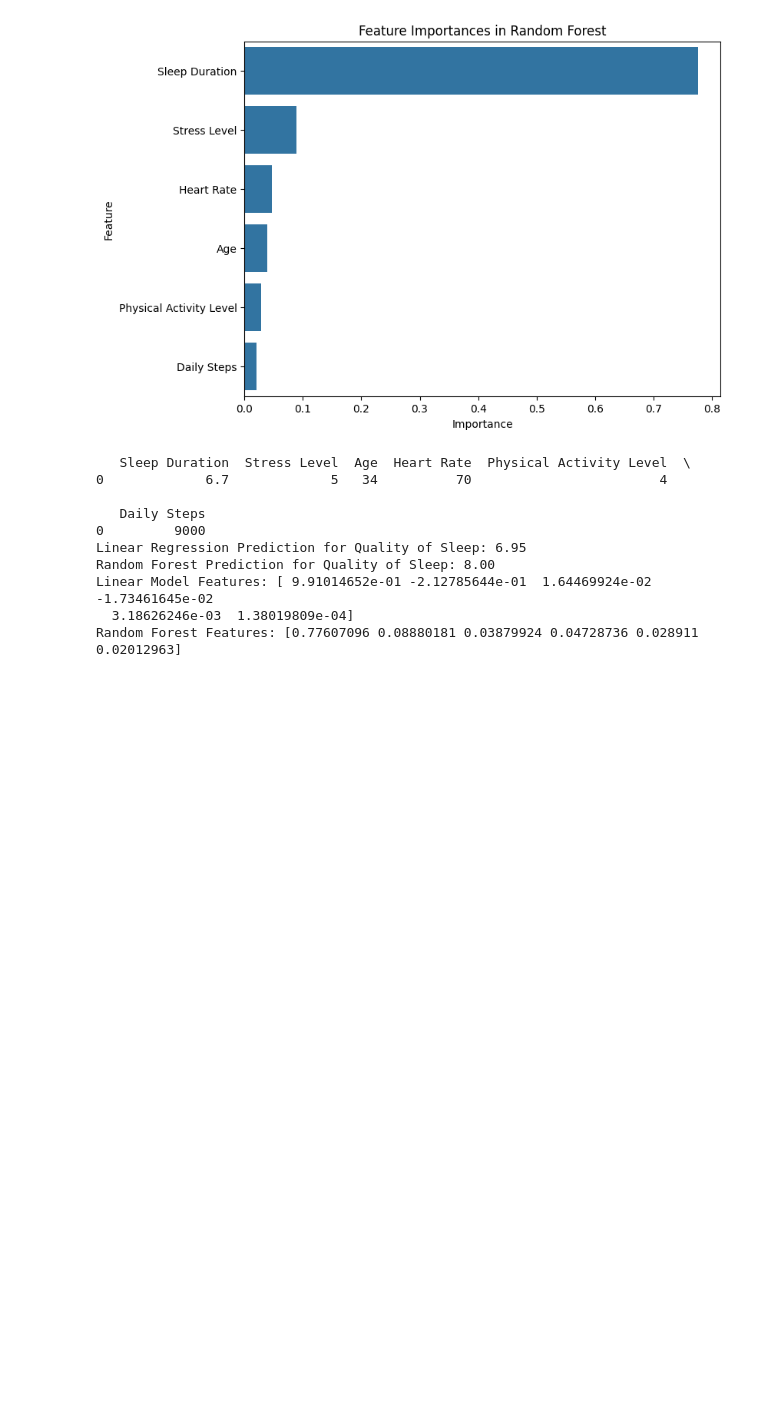
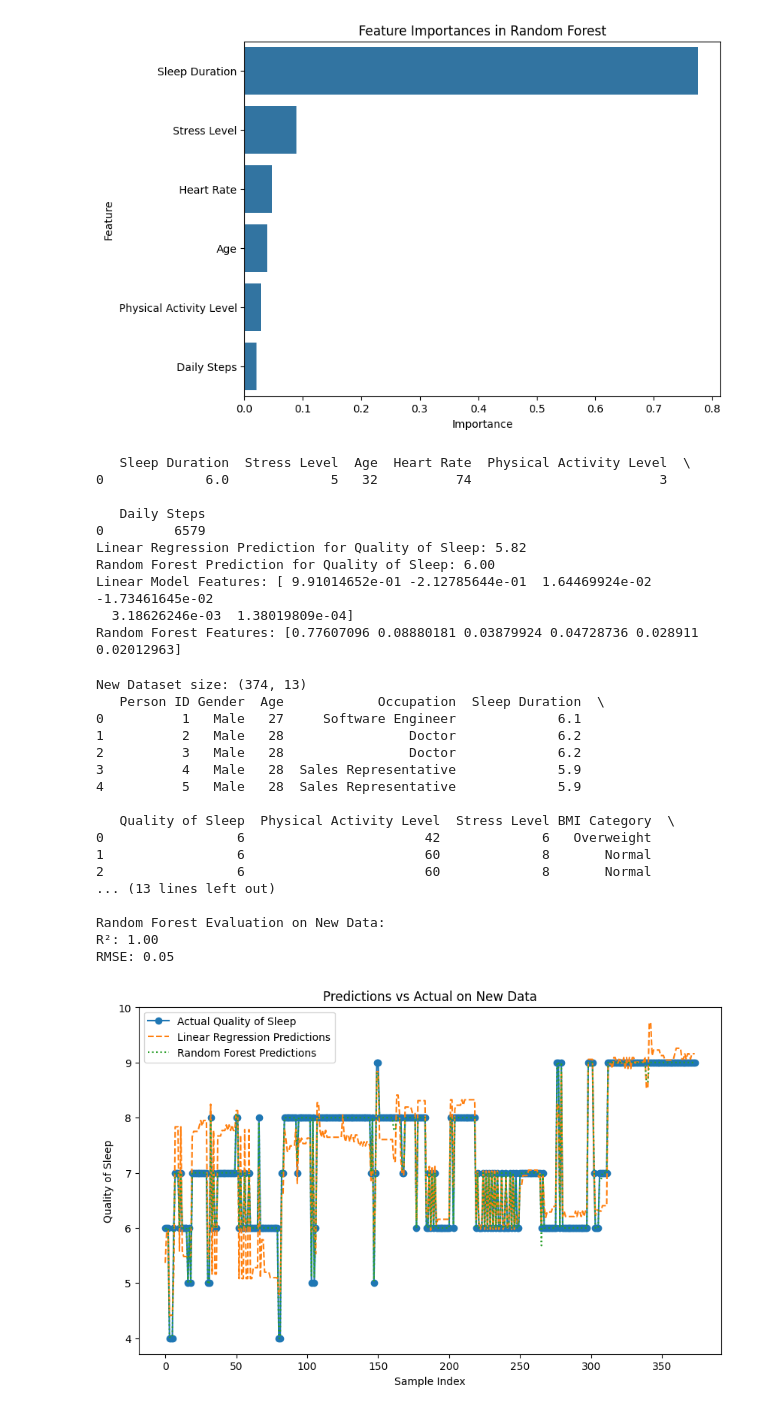
Before and after one commit to DPatel03/CTP_Project, a Jupyter notebook: regression.ipynb, the cells around one changed output. Drawn from its saved outputs; the diff is of its cells as text; code cells hidden in the pictures; blank space fills up the shorter version.

```diff
--- a/regression.ipynb
+++ b/regression.ipynb
@@ -45,7 +45,7 @@ df.head()
 # %%
 # Features and Target
 X = df[['Sleep Duration', 'Stress Level', 'Age', 'Heart Rate',
-        'Physical Activity Level', 'Daily Steps']]
+        'Physical Activity Level', 'Daily Steps', ]]
 y = df['Quality of Sleep']
 
 # Split into Training and Testing Data
@@ -165,12 +165,68 @@ print("Linear Model Features:", linear_model.coef_)
 print("Random Forest Features:", rf_model.feature_importances_)
 # %% [output]
    Sleep Duration  Stress Level  Age  Heart Rate  Physical Activity Level  \
-0             6.7             5   34          70                        4
+0             6.0             5   32          74                        3
 
    Daily Steps
-0         9000
-Linear Regression Prediction for Quality of Sleep: 6.95
-Random Forest Prediction for Quality of Sleep: 8.00
+0         6579
+Linear Regression Prediction for Quality of Sleep: 5.82
+Random Forest Prediction for Quality of Sleep: 6.00
 Linear Model Features: [ 9.91014652e-01 -2.12785644e-01  1.64469924e-02 -1.73461645e-02
   3.18626246e-03  1.38019809e-04]
 Random Forest Features: [0.77607096 0.08880181 0.03879924 0.04728736 0.028911   0.02012963]
+# %%
+# Load the new dataset
+new_df = pd.read_csv('Sleep_health_and_lifestyle_dataset.csv')
+print(f"New Dataset size: {new_df.shape}")
+print(new_df.head())
+
+# Ensure the new data contains the required features
+X_new = new_df[['Sleep Duration', 'Stress Level', 'Age', 'Heart Rate',
+                'Physical Activity Level', 'Daily Steps']]
+y_actual = new_df['Quality of Sleep']  # Actual target for evaluation
+
+# Linear Regression Predictions
+y_pred_lr_new = linear_model.predict(X_new)
+
+# Random Forest Predictions
+y_pred_rf_new = rf_model.predict(X_new)
+
+# Evaluate Linear Regression
+print("\nLinear Regression Evaluation on New Data:")
+print(f"R²: {metrics.r2_score(y_actual, y_pred_lr_new):.2f}")
+print(f"RMSE: {np.sqrt(metrics.mean_squared_error(y_actual, y_pred_lr_new)):.2f}")
+
+# Evaluate Random Forest Regression
+print("\nRandom Forest Evaluation on New Data:")
+print(f"R²: {metrics.r2_score(y_actual, y_pred_rf_new):.2f}")
+print(f"RMSE: {np.sqrt(metrics.mean_squared_error(y_actual, y_pred_rf_new)):.2f}")
+
+# Optional: Visualize predictions vs actual
+plt.figure(figsize=(10, 6))
+plt.plot(y_actual.values, label='Actual Quality of Sleep', marker='o')
+plt.plot(y_pred_lr_new, label='Linear Regression Predictions', linestyle='--')
+plt.plot(y_pred_rf_new, label='Random Forest Predictions', linestyle=':')
+plt.legend()
+plt.title('Predictions vs Actual on New Data')
+plt.xlabel('Sample Index')
+plt.ylabel('Quality of Sleep')
+plt.show()
+# %% [output]
+New Dataset size: (374, 13)
+   Person ID Gender  Age            Occupation  Sleep Duration  \
+0          1   Male   27     Software Engineer             6.1
+1          2   Male   28                Doctor             6.2
+2          3   Male   28                Doctor             6.2
+3          4   Male   28  Sales Representative             5.9
+4          5   Male   28  Sales Representative             5.9
+
+   Quality of Sleep  Physical Activity Level  Stress Level BMI Category  \
+0                 6                       42             6   Overweight
+1                 6                       60             8       Normal
+2                 6                       60             8       Normal
+... (13 lines left out)
+
+Random Forest Evaluation on New Data:
+R²: 1.00
+RMSE: 0.05
+[figure, added]
```
Also changed, not shown: parts of 2 cells of this notebook, 1 other file.
